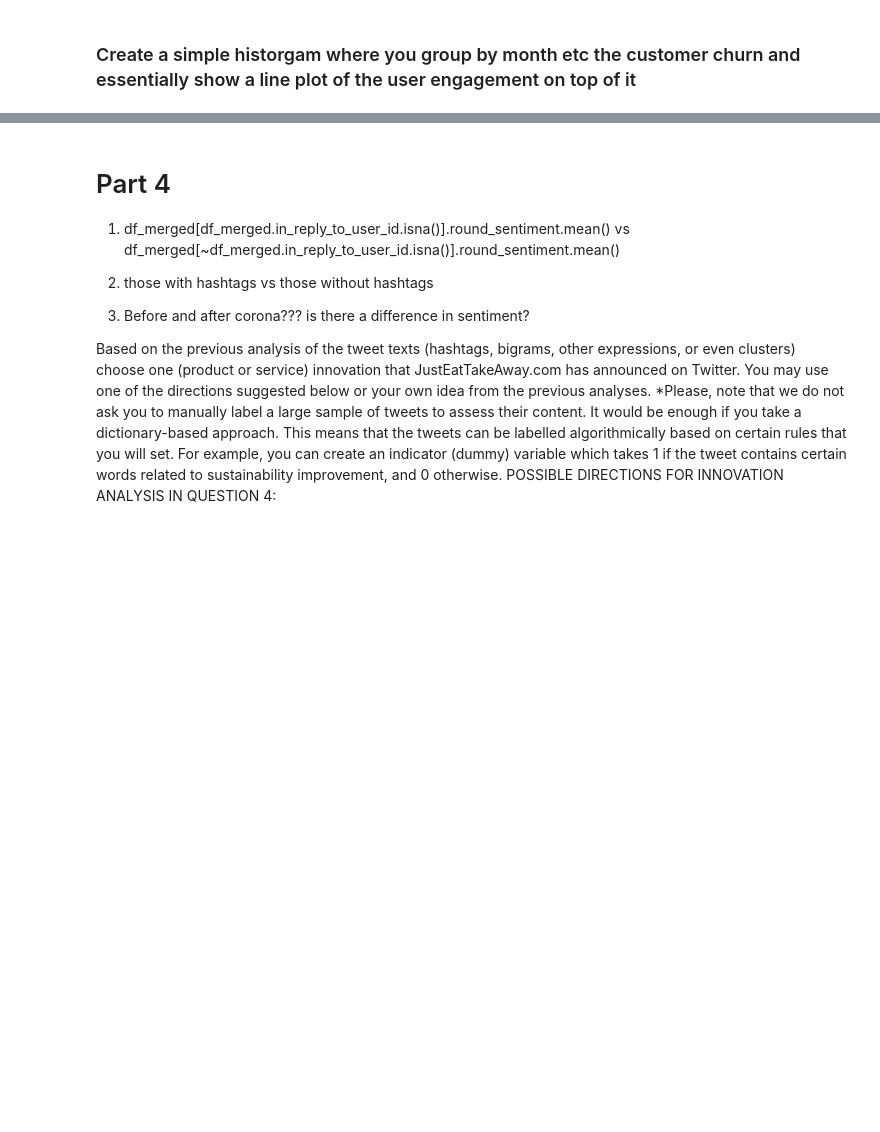
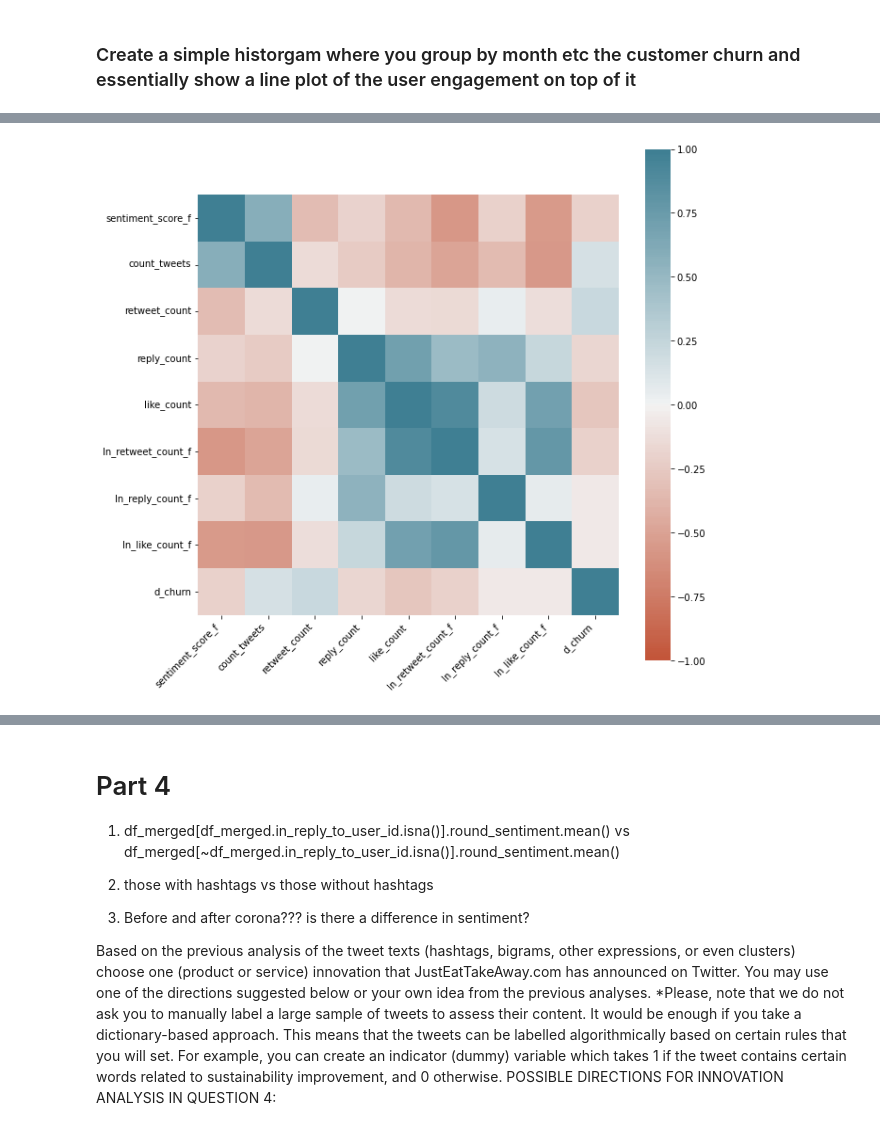
Before and after one commit to AngeloBarisano/Supply_Chain, a Jupyter notebook: Notebooks/workfile2.ipynb, the cells around one changed output, grey strips where cells are left out. Saved outputs shown, nothing was run; the diff lists cells and outputs as text; code cells hidden in the pictures; blank space fills up the shorter version.

```diff
--- a/Notebooks/workfile2.ipynb
+++ b/Notebooks/workfile2.ipynb
@@ -1837,2 +1851,6 @@ df_churn_merge_regression["month"] = pd.to_datetime(
+# %%
+grouped_churn = (
+    df_customer_Churn.groupby(by="year_month").agg({"d_churn": "mean"}).reset_index()
+)
 # %%
 df_churn_plot = (
@@ -1920,0 +1971,31 @@ plt.show()
+# %%
+grouped__corr = grouped__.loc[
+    :,
+    [
+        "sentiment_score_f",
+        "count_tweets",
+        "retweet_count",
+        "reply_count",
+        "like_count",
+        "ln_retweet_count_f",
+        "ln_reply_count_f",
+        "ln_like_count_f",
+        "d_churn",
+    ],
+]
+# %%
+fig, ax = plt.subplots(figsize=(10, 10))
+corr = grouped__corr.corr()
+ax = sns.heatmap(
+    corr,
+    vmin=-1,
+    vmax=1,
+    center=0,
+    cmap=sns.diverging_palette(20, 220, n=200),
+    square=True,
+)
+ax.set_xticklabels(ax.get_xticklabels(), rotation=45, horizontalalignment="right")
+
+None
+# %% [output]
+[figure, added]
```
Also changed, not shown: parts of 51 cells of this notebook.
